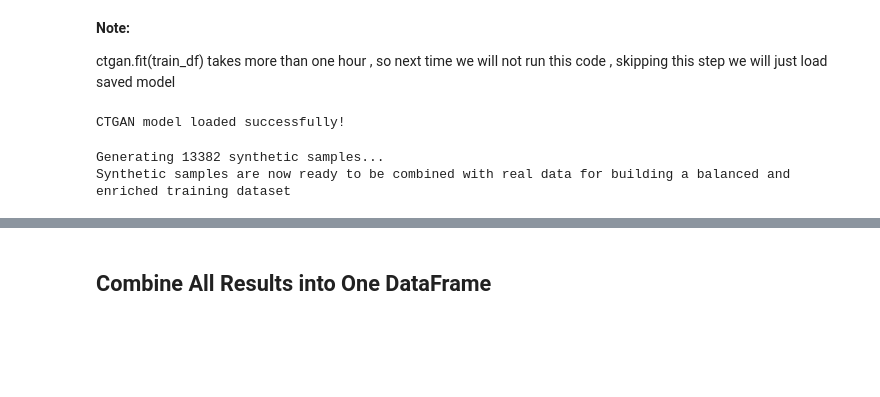
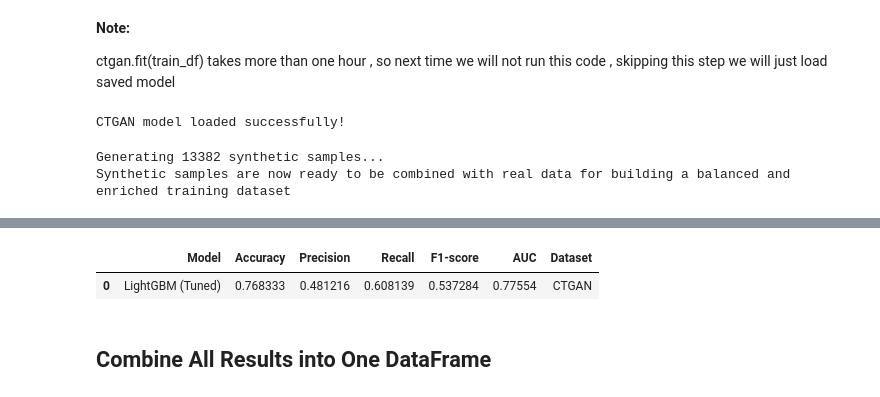
Before and after one commit to NavaneethTalluri/Enhancing-Credit-Card-Default-Prediction-Using-GAN-Based-Data-Augmentation, a Jupyter notebook: Data_Science_Project_23102357.ipynb, the cells around one changed output, grey strips where cells are left out. Drawn from its saved outputs; the diff is of its cells as text; code cells hidden in the pictures; blank space fills up the shorter version.

```diff
--- a/Data_Science_Project_23102357.ipynb
+++ b/Data_Science_Project_23102357.ipynb
@@ -1531,2 +1528,62 @@ The models remain accurate while becoming fairer toward the minority (defaulter)
+# %%
+#  Combine Real + GAN-Synthetic Samples
+
+X_train_gan = pd.concat([X_train, X_gan_generated], axis=0)
+y_train_gan = pd.concat([y_train, y_gan_generated], axis=0)
+
+#  Scale Data
+
+scaler = StandardScaler()
+X_train_gan_scaled = scaler.fit_transform(X_train_gan)
+X_test_scaled = scaler.transform(X_test)
+
+#  Build Tuned LightGBM Model
+
+best_lgbm = LGBMClassifier(
+    num_leaves=20,
+    n_estimators=200,
+    min_child_samples=120,
+    max_depth=8,
+    learning_rate=0.03,
+    lambda_l2=2,
+    lambda_l1=0,
+    is_unbalance=True,
+    feature_fraction=0.6,
+    bagging_freq=3,
+    bagging_fraction=0.8,
+    random_state=42,
+    verbose=-1
+)
+
+# Train model
+best_lgbm.fit(X_train_gan_scaled, y_train_gan)
+
+#  Predict + Evaluate
+
+y_pred = best_lgbm.predict(X_test_scaled)
+y_prob = best_lgbm.predict_proba(X_test_scaled)[:, 1]
+
+acc = accuracy_score(y_test, y_pred)
+prec = precision_score(y_test, y_pred)
+rec = recall_score(y_test, y_pred)
+f1 = f1_score(y_test, y_pred)
+auc = roc_auc_score(y_test, y_prob)
+
+# Create Results DataFrame
+
+gan_lgbm_df = pd.DataFrame([{
+    "Model": "LightGBM (Tuned)",
+    "Accuracy": acc,
+    "Precision": prec,
+    "Recall": rec,
+    "F1-score": f1,
+    "AUC": auc,
+    "Dataset": "CTGAN"
+}])
+
+gan_lgbm_df
+# %% [output]
+|  | Model | Accuracy | Precision | Recall | F1-score | AUC | Dataset |
+| 0 | LightGBM (Tuned) | 0.768333 | 0.481216 | 0.608139 | 0.537284 | 0.77554 | CTGAN |
 # %% [markdown]
 ## Combine All Results into One DataFrame
```
Also changed, not shown: parts of 32 cells of this notebook.
